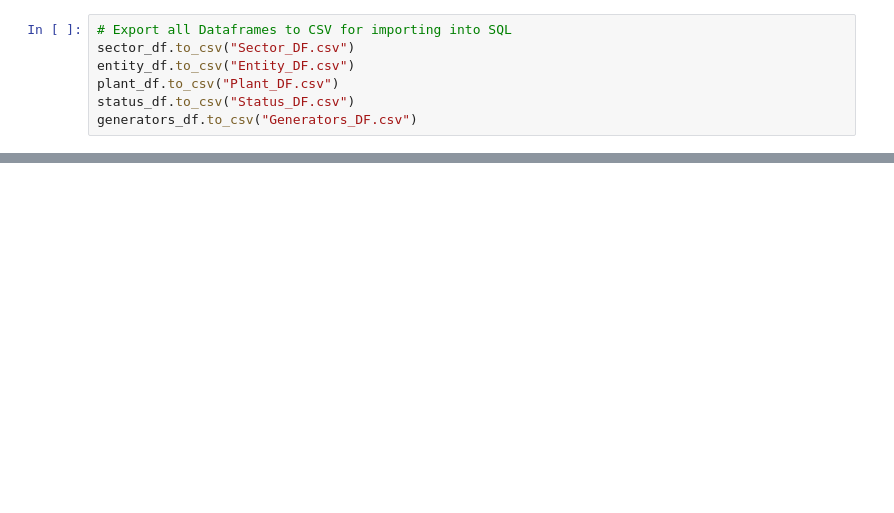
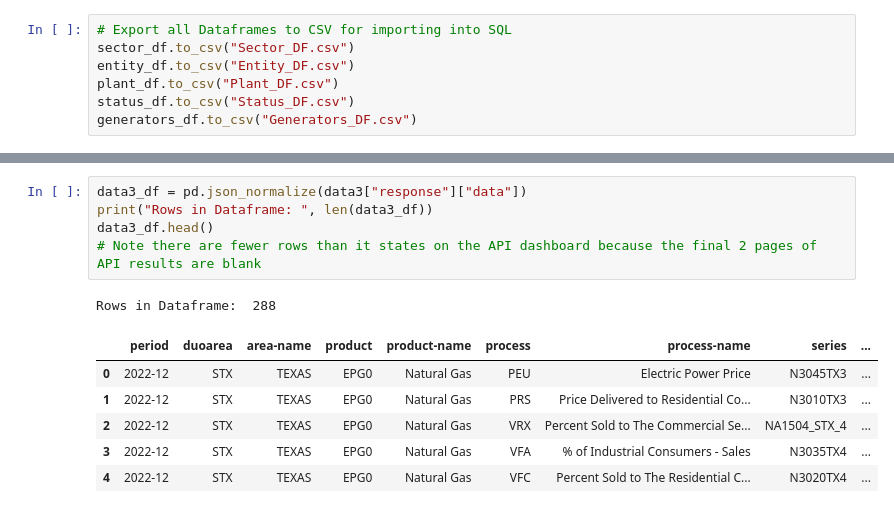
Before and after one commit to robert-z-lehr/Visualizing-The-Great-Freeze-Texas-Energy-Prices, a Jupyter notebook: Project-3-database.ipynb, the cells around one changed output, grey strips where cells are left out. Saved outputs shown, nothing was run; the diff lists cells and outputs as text; blank space fills up the shorter version.

```diff
--- a/Project-3-database.ipynb
+++ b/Project-3-database.ipynb
@@ -269,0 +291,13 @@ array(['Natural Gas', 'Waste Heat', 'Wood Waste Solids',
+# %%
+data3_df = pd.json_normalize(data3["response"]["data"])
+print("Rows in Dataframe: ", len(data3_df))
+data3_df.head()
+# Note there are fewer rows than it states on the API dashboard because the final 2 pages of API results are blank
+# %% [output]
+Rows in Dataframe:  288
+|  | period | duoarea | area-name | product | product-name | process | process-name | series | ... |
+| 0 | 2022-12 | STX | TEXAS | EPG0 | Natural Gas | PEU | Electric Power Price | N3045TX3 | ... |
+| 1 | 2022-12 | STX | TEXAS | EPG0 | Natural Gas | PRS | Price Delivered to Residential Co... | N3010TX3 | ... |
+| 2 | 2022-12 | STX | TEXAS | EPG0 | Natural Gas | VRX | Percent Sold to The Commercial Se... | NA1504_STX_4 | ... |
+| 3 | 2022-12 | STX | TEXAS | EPG0 | Natural Gas | VFA | % of Industrial Consumers - Sales | N3035TX4 | ... |
+| 4 | 2022-12 | STX | TEXAS | EPG0 | Natural Gas | VFC | Percent Sold to The Residential C... | N3020TX4 | ... |
```
Also changed, not shown: parts of 7 cells of this notebook, 4 other files.
